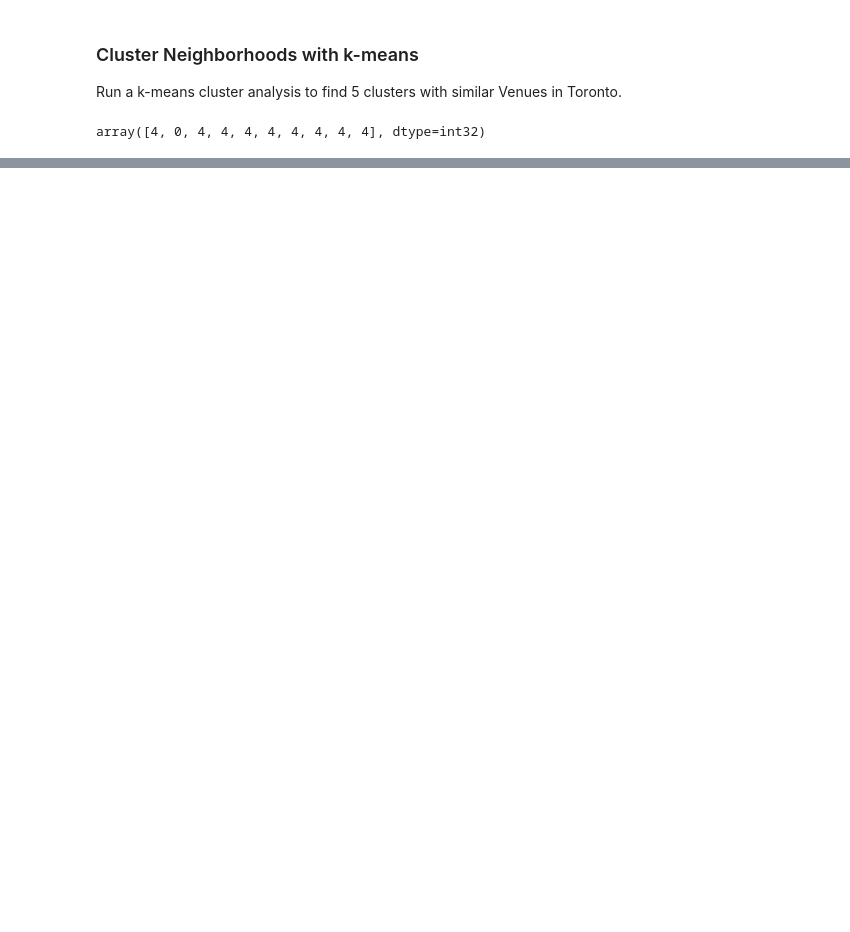
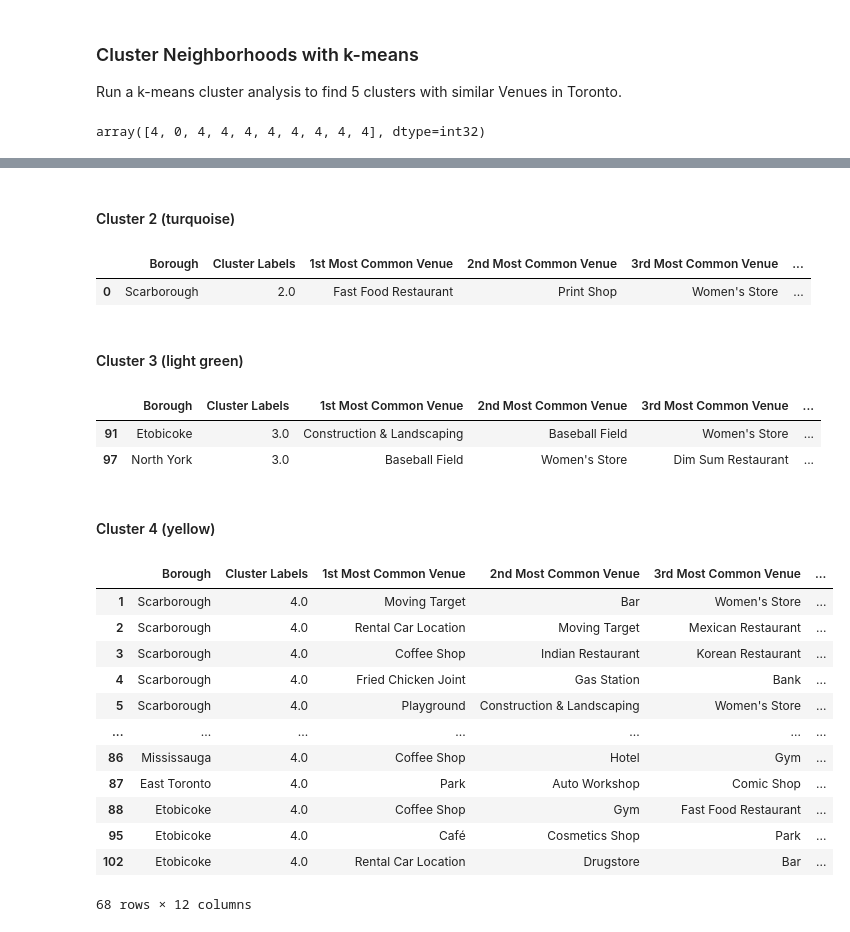
Before and after one commit to JPLue/Segmenting-and-Clustering-Neighborhoods-in-Toronto, a Jupyter notebook: Part 3 - Segmenting and Clustering Neighborhoods in Toronto-Copy1.ipynb, the cells around one changed output, grey strips where cells are left out. Cells and saved outputs as stored; diff of their text form; code cells hidden in the pictures; blank space fills up the shorter version.

```diff
--- a/Part 3 - Segmenting and Clustering Neighborhoods in Toronto-Copy1.ipynb
+++ b/Part 3 - Segmenting and Clustering Neighborhoods in Toronto-Copy1.ipynb
@@ -489,0 +531,33 @@ map_clusters
+# %% [markdown]
+#### Cluster 2 (turquoise)
+# %%
+toronto_merged.loc[toronto_merged['Cluster Labels'] == 2, toronto_merged.columns[[1] + list(range(5, toronto_merged.shape[1]))]]
+# %% [output]
+|  | Borough | Cluster Labels | 1st Most Common Venue | 2nd Most Common Venue | 3rd Most Common Venue | ... |
+| 0 | Scarborough | 2.0 | Fast Food Restaurant | Print Shop | Women's Store | ... |
+# %% [markdown]
+#### Cluster 3 (light green)
+# %%
+toronto_merged.loc[toronto_merged['Cluster Labels'] == 3, toronto_merged.columns[[1] + list(range(5, toronto_merged.shape[1]))]]
+# %% [output]
+|  | Borough | Cluster Labels | 1st Most Common Venue | 2nd Most Common Venue | 3rd Most Common Venue | ... |
+| 91 | Etobicoke | 3.0 | Construction & Landscaping | Baseball Field | Women's Store | ... |
+| 97 | North York | 3.0 | Baseball Field | Women's Store | Dim Sum Restaurant | ... |
+# %% [markdown]
+#### Cluster 4 (yellow)
+# %%
+toronto_merged.loc[toronto_merged['Cluster Labels'] == 4, toronto_merged.columns[[1] + list(range(5, toronto_merged.shape[1]))]]
+# %% [output]
+|  | Borough | Cluster Labels | 1st Most Common Venue | 2nd Most Common Venue | 3rd Most Common Venue | ... |
+| 1 | Scarborough | 4.0 | Moving Target | Bar | Women's Store | ... |
+| 2 | Scarborough | 4.0 | Rental Car Location | Moving Target | Mexican Restaurant | ... |
+| 3 | Scarborough | 4.0 | Coffee Shop | Indian Restaurant | Korean Restaurant | ... |
+| 4 | Scarborough | 4.0 | Fried Chicken Joint | Gas Station | Bank | ... |
+| 5 | Scarborough | 4.0 | Playground | Construction & Landscaping | Women's Store | ... |
+| ... | ... | ... | ... | ... | ... | ... |
+| 86 | Mississauga | 4.0 | Coffee Shop | Hotel | Gym | ... |
+| 87 | East Toronto | 4.0 | Park | Auto Workshop | Comic Shop | ... |
+| 88 | Etobicoke | 4.0 | Coffee Shop | Gym | Fast Food Restaurant | ... |
+| 95 | Etobicoke | 4.0 | Café | Cosmetics Shop | Park | ... |
+| 102 | Etobicoke | 4.0 | Rental Car Location | Drugstore | Bar | ... |
+68 rows × 12 columns
```
Also changed, not shown: parts of 5 cells of this notebook.
